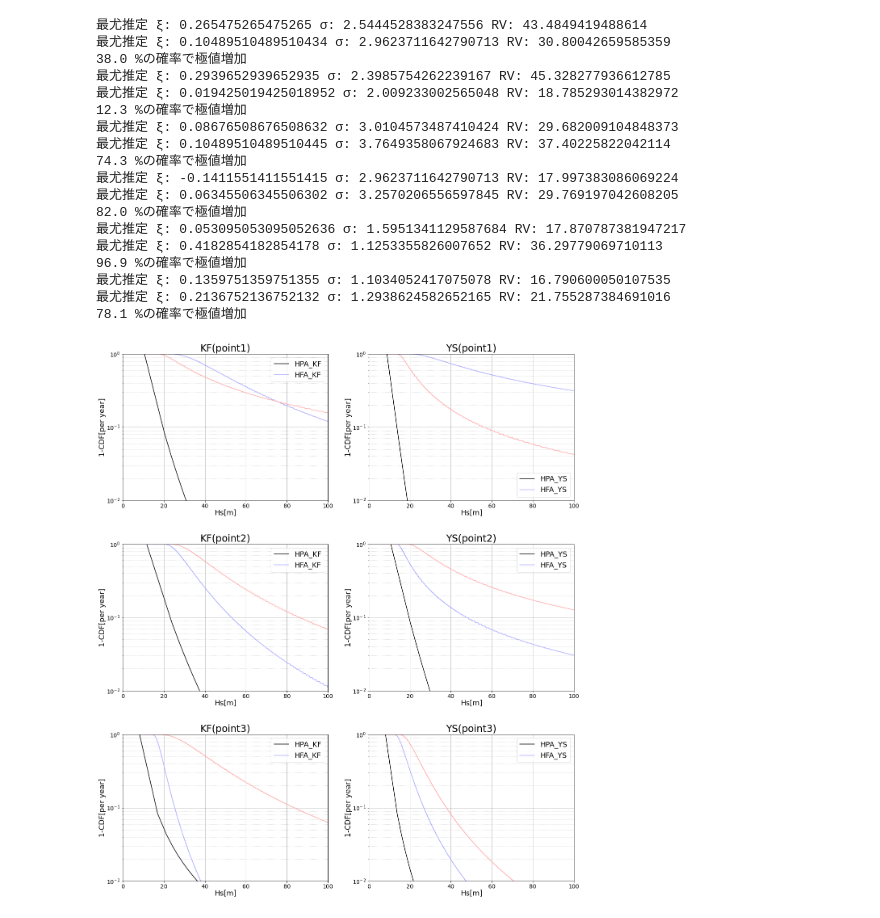
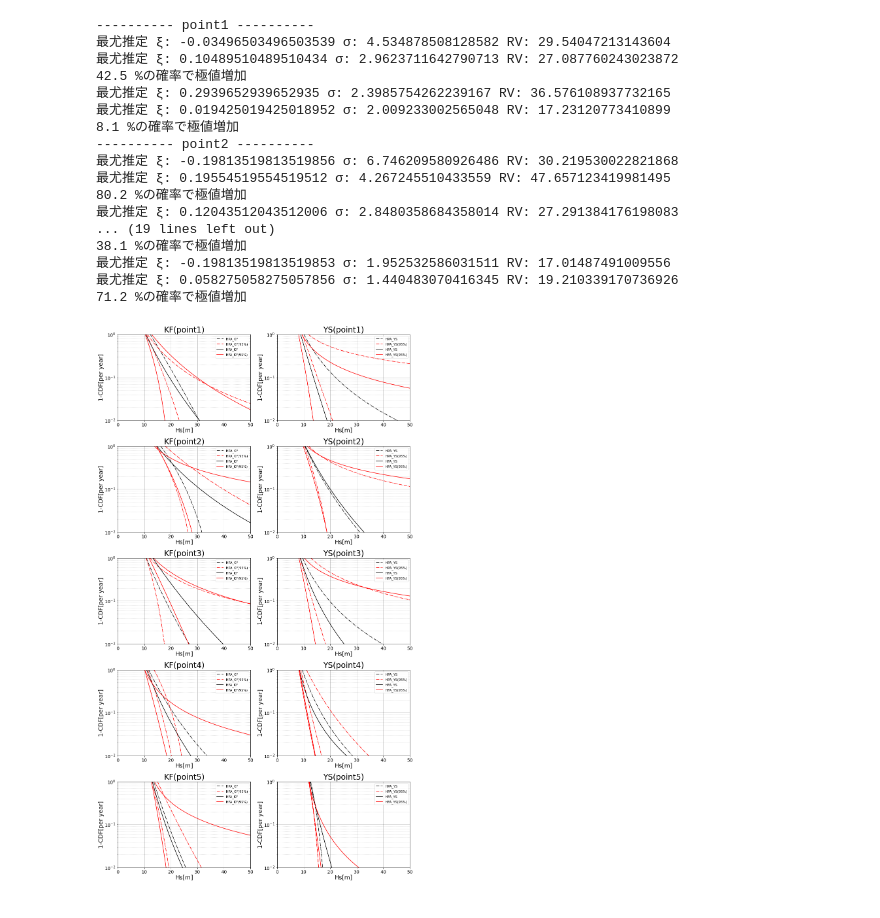
Before and after one commit to greedtn/MRI-AGCM3.2H, a Jupyter notebook: calc_prob/calc_prob.ipynb, the cells around one changed output. Saved outputs shown, nothing was run; the diff lists cells and outputs as text; code cells hidden in the pictures.

```diff
--- a/calc_prob/calc_prob.ipynb
+++ b/calc_prob/calc_prob.ipynb
@@ -1,7 +1,6 @@
 # %%
 """
-LWMの出力結果を用いて, 極値増大確率を算出する.
-
+LWMの出力結果を用いて, 極値増大確率の算出とCDFの描画をする.
 """
 
 import func
@@ -10,11 +9,11 @@ import matplotlib.pyplot as plt
 import numpy as np
 
 MODEL = ['KF', 'YS']
-INDEX = [79*67 + 13, 79*53 + 32, 79*42 + 70]
+INDEX = [79*67 + 13, 79*43 + 23, 79*51 + 39, 79*42 + 60, 79*20 + 70]
 
 def calc_p(past_rv, past_pro, f_rv, f_pro):
     """
-    将来分布の中で, hsより大きい値を取る確率を合計する
+    確率密度関数から, 極値増大確率を算出する
     """
     P = 0
     for i in range(len(past_rv)):
@@ -44,11 +43,12 @@ def rv(N, u, xi, sgm):
     return u + sgm * ((N * 24 * 365 * 100 / 219143) ** xi - 1) / xi
 
 
-DATA_CNT = 100
+DATA_CNT = 50
 
 # 描画用の画像を用意
-fig = plt.figure(figsize=(20, 24))
+fig = plt.figure(figsize=(16, 6 * len(INDEX)))
 for index in range(len(INDEX)):
+    print("----------", 'point' + str(index+1), "----------")
     idx = INDEX[index]
     for i in range(2):
         is_ok = True  # データ数がDATA_CNT以上あるかどうかのFlag(なければその地点は使用しない)
@@ -68,61 +68,65 @@ for index in range(len(INDEX)):
             for k in range(len(POT)):
                 s.append(float(POT[k]))
             s = sorted(s, reverse=True)
             if len(POT) < 10:
                 is_ok = False
                 print("データ数：", len(POT), "データ数が不足しているため, この地点は使用できません")
             else:
                 POT = s[:DATA_CNT]
                 u = POT[-1]
                 if j == 0:  # 過去
-                    past_rv, past_pro, xi, sgm = func.lwm_gpd(data=POT, error=[0.005], thr=u, n=219143, n0=DATA_CNT, con=1.0)
+                    past_rv, past_pro, p_xi, p_sgm = func.lwm_gpd(data=POT, error=[0.005], thr=u, n=219143, n0=DATA_CNT, con=0.95)
                 else:  # 将来
-                    f_rv, f_pro, xi, sgm = func.lwm_gpd(data=POT, error=[0.005], thr=u, n=219143, n0=DATA_CNT, con=1.0)
+                    f_rv, f_pro, f_xi, f_sgm = func.lwm_gpd(data=POT, error=[0.005], thr=u, n=219143, n0=DATA_CNT, con=0.95)
 
         if is_ok:
             P = calc_p(past_rv, past_pro, f_rv, f_pro)
-            cdf_p_hs, cdf_p_sum = cdf(past_rv, past_pro)
-            cdf_f_hs, cdf_f_sum = cdf(f_rv, f_pro)
+            # cdf_p_hs, cdf_p_sum = cdf(past_rv, past_pro)
+            # cdf_f_hs, cdf_f_sum = cdf(f_rv, f_pro)
             print('{:.1f}'.format(P), '%の確率で極値増加')
-            ax = fig.add_subplot(3, 2, 2 * index + i+1)
+            ax = fig.add_subplot(len(INDEX), 2, 2 * index + i+1)
             # MLのplot
-            x = np.linspace(1, 100, 10)
-            ax.plot([rv(N=x_, u=u, xi=xi, sgm=sgm) for x_ in x], [1/x_ for x_ in x], color='black')
-            ax.plot()
-            ax.plot(cdf_p_hs, cdf_p_sum, c='#aaaaFF')
-            ax.plot(cdf_f_hs, cdf_f_sum, c='#FFaaaa')
-            ax.legend(['HPA_' + model[4:6], model[:-3]], fontsize=18)
-            ax.set_xlim((0, 100))
+            x = np.linspace(1, 100, 1000)
+            ax.plot([rv(N=x_, u=u, xi=p_xi[1], sgm=p_sgm[1]) for x_ in x], [1/x_ for x_ in x], color='black', linestyle="dashdot", label='HPA_' + model[4:6])
+            ax.plot([rv(N=x_, u=u, xi=p_xi[0], sgm=p_sgm[0]) for x_ in x], [1/x_ for x_ in x], color='red', linestyle="dashdot", label='HPA_' + model[4:6] + '(95%)')
+            ax.plot([rv(N=x_, u=u, xi=p_xi[2], sgm=p_sgm[2]) for x_ in x], [1/x_ for x_ in x], color='red', linestyle="dashdot")
+            ax.plot([rv(N=x_, u=u, xi=f_xi[1], sgm=f_sgm[1]) for x_ in x], [1/x_ for x_ in x], color='black', label=model[:-3])
+            ax.plot([rv(N=x_, u=u, xi=f_xi[0], sgm=f_sgm[0]) for x_ in x], [1/x_ for x_ in x], color='red', label=model[:-3] + '(95%)')
+            ax.plot([rv(N=x_, u=u, xi=f_xi[2], sgm=f_sgm[2]) for x_ in x], [1/x_ for x_ in x], color='red')
+            # ax.plot(cdf_p_hs, cdf_p_sum, c='#aaaaFF')
+            # ax.plot(cdf_f_hs, cdf_f_sum, c='#FFaaaa')
+            # ax.legend(['HPA_' + model[4:6],'HPA_' + model[4:6] + '(95%)', model[:-3], model[:-3] + '(95%)'], fontsize=18)
+            ax.legend()
+            ax.set_xlim((0, 50))
             ax.set_ylim((0.01, 1))
             ax.set_xlabel("Hs[m]", fontsize=18, labelpad=1)
             ax.set_ylabel("1-CDF[per year]", fontsize=18, labelpad=1)
             ax.tick_params(axis='x', labelsize=14)
             ax.tick_params(axis='y', labelsize=14)
             ax.set_title(MODEL[i] + '(point' + str(index+1) + ')', fontsize=24)
             ax.set_yscale('log')
             ax.grid(which='major',color='black',linestyle='-', alpha=0.3)
             ax.grid(which='minor',color='black',linestyle='dotted', alpha=0.3)
 
 plt.subplots_adjust(hspace=0.3)
 # plt.savefig("../img/cdf.png")
 plt.show()
 # %% [output]
-最尤推定 ξ: 0.265475265475265 σ: 2.5444528383247556 RV: 43.4849419488614
-最尤推定 ξ: 0.10489510489510434 σ: 2.9623711642790713 RV: 30.80042659585359
-38.0 %の確率で極値増加
-最尤推定 ξ: 0.2939652939652935 σ: 2.3985754262239167 RV: 45.328277936612785
-最尤推定 ξ: 0.019425019425018952 σ: 2.009233002565048 RV: 18.785293014382972
-12.3 %の確率で極値増加
-最尤推定 ξ: 0.08676508676508632 σ: 3.0104573487410424 RV: 29.682009104848373
-最尤推定 ξ: 0.10489510489510445 σ: 3.7649358067924683 RV: 37.40225822042114
-74.3 %の確率で極値増加
-最尤推定 ξ: -0.1411551411551415 σ: 2.9623711642790713 RV: 17.997383086069224
-最尤推定 ξ: 0.06345506345506302 σ: 3.2570206556597845 RV: 29.769197042608205
-82.0 %の確率で極値増加
-最尤推定 ξ: 0.053095053095052636 σ: 1.5951341129587684 RV: 17.870787381947217
-最尤推定 ξ: 0.4182854182854178 σ: 1.1253355826007652 RV: 36.29779069710113
-96.9 %の確率で極値増加
-最尤推定 ξ: 0.1359751359751355 σ: 1.1034052417075078 RV: 16.790600050107535
-最尤推定 ξ: 0.2136752136752132 σ: 1.2938624582652165 RV: 21.755287384691016
-78.1 %の確率で極値増加
+---------- point1 ----------
+最尤推定 ξ: -0.03496503496503539 σ: 4.534878508128582 RV: 29.54047213143604
+最尤推定 ξ: 0.10489510489510434 σ: 2.9623711642790713 RV: 27.087760243023872
+42.5 %の確率で極値増加
+最尤推定 ξ: 0.2939652939652935 σ: 2.3985754262239167 RV: 36.576108937732165
+最尤推定 ξ: 0.019425019425018952 σ: 2.009233002565048 RV: 17.23120773410899
+8.1 %の確率で極値増加
+---------- point2 ----------
+最尤推定 ξ: -0.19813519813519856 σ: 6.746209580926486 RV: 30.219530022821868
+最尤推定 ξ: 0.19554519554519512 σ: 4.267245510433559 RV: 47.657123419981495
+80.2 %の確率で極値増加
+最尤推定 ξ: 0.12043512043512006 σ: 2.8480358684358014 RV: 27.291384176198083
+... (19 lines left out)
+38.1 %の確率で極値増加
+最尤推定 ξ: -0.19813519813519853 σ: 1.952532586031511 RV: 17.01487491009556
+最尤推定 ξ: 0.058275058275057856 σ: 1.440483070416345 RV: 19.210339170736926
+71.2 %の確率で極値増加
-[figure, old version]
+[figure, new version]
```
Also changed, not shown: 13 other files.
